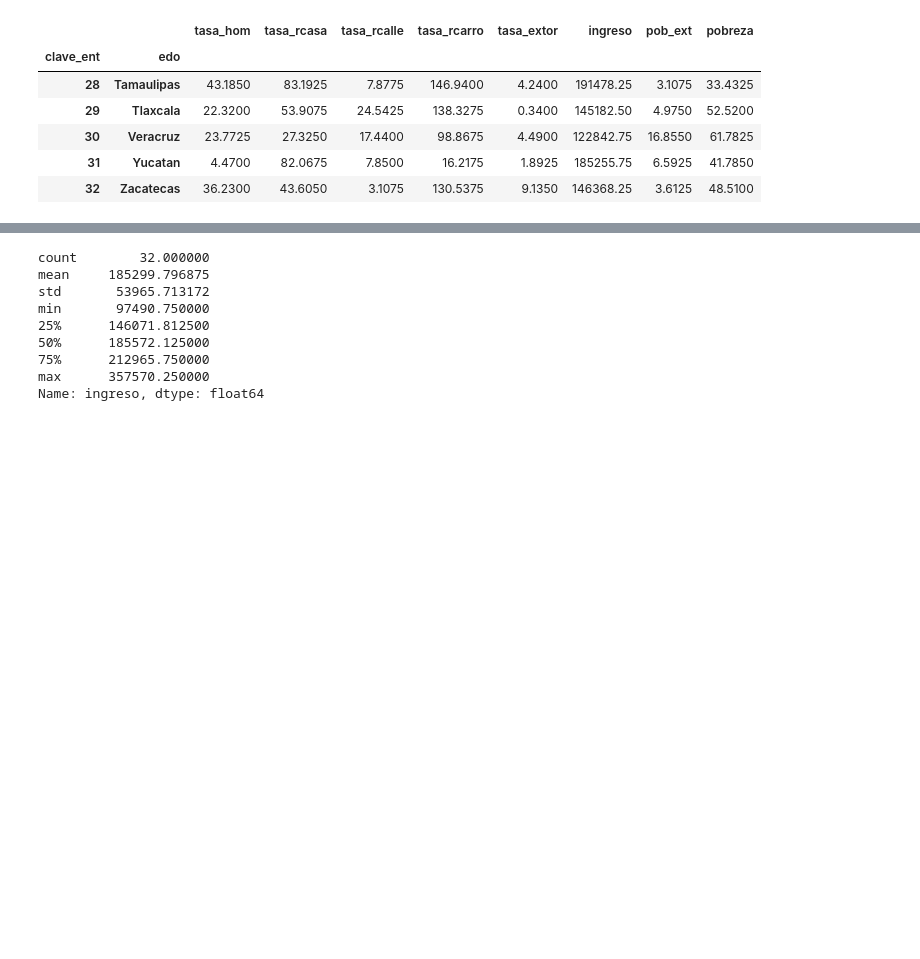
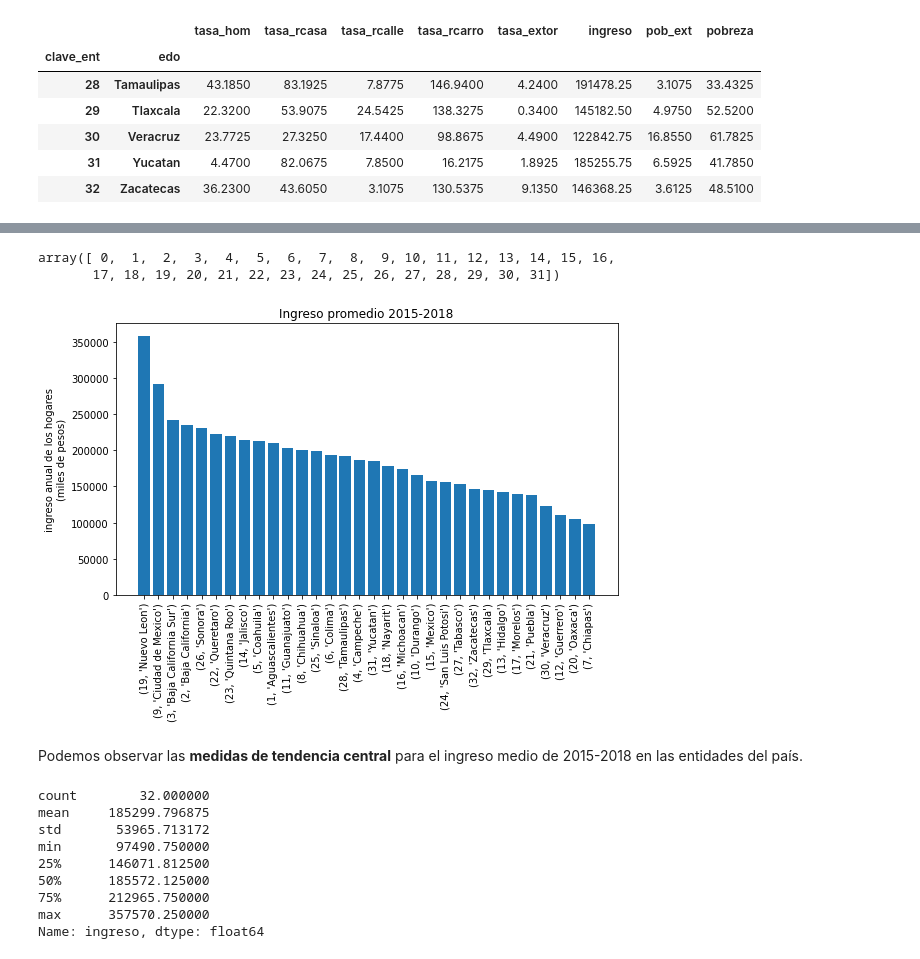
Before and after one commit to prope-2020-gh-classroom/practica-final-por-equipos-verano-2020-itam-JSOHE, a Jupyter notebook: cbautistap_wf.ipynb, the cells around one changed output, grey strips where cells are left out. Drawn from its saved outputs; the diff is of its cells as text; code cells hidden in the pictures; blank space fills up the shorter version.

Commit message:
adding histograms and barplots for ingreso, pobreza and pobreza extrema. Associated to #13

```diff
--- a/cbautistap_wf.ipynb
+++ b/cbautistap_wf.ipynb
@@ -262,0 +263,4 @@ Tenemos entonces, por ejemplo, que el ingreso promedio
+# %%
+#creamos dataframe auxiliar para ordenar los valores
+bdprom_ord_ing = bdprom.sort_values("ingreso",ascending=False)
+bdprom_ord_ing.head()
@@ -262,0 +275,3 @@ Tenemos entonces, por ejemplo, que el ingreso promedio
+# %%
+bdprom_ord_ing["nombre_ent"] = bdprom_ord_ing.index
+bdprom_ord_ing.head()
@@ -262,0 +286,16 @@ Tenemos entonces, por ejemplo, que el ingreso promedio
+# %%
+#variable posicional para eje x
+ypos=np.arange(len(bdprom_ord_ing))
+ypos
+# %% [output]
+array([ 0,  1,  2,  3,  4,  5,  6,  7,  8,  9, 10, 11, 12, 13, 14, 15, 16,
+       17, 18, 19, 20, 21, 22, 23, 24, 25, 26, 27, 28, 29, 30, 31])
+# %%
+plt.rcParams["figure.figsize"] = [9,5]
+plt.bar(ypos,bdprom_ord_ing["ingreso"])
+plt.xticks(ypos,bdprom_ord_ing["nombre_ent"],rotation=90)
+plt.ylabel("ingreso anual de los hogares\n(miles de pesos)")
+plt.title("Ingreso promedio 2015-2018")
+plt.show()
+# %% [output]
+[figure, added]
@@ -263,3 +306,5 @@ Tenemos entonces, por ejemplo, que el ingreso promedio
+# %% [markdown]
+Podemos observar las **medidas de tendencia central** para el ingreso medio de 2015-2018 en las entidades del país.
 # %%
 bdprom["ingreso"].describe()
 # %% [output]
```
Also changed, not shown: parts of 31 cells of this notebook.
